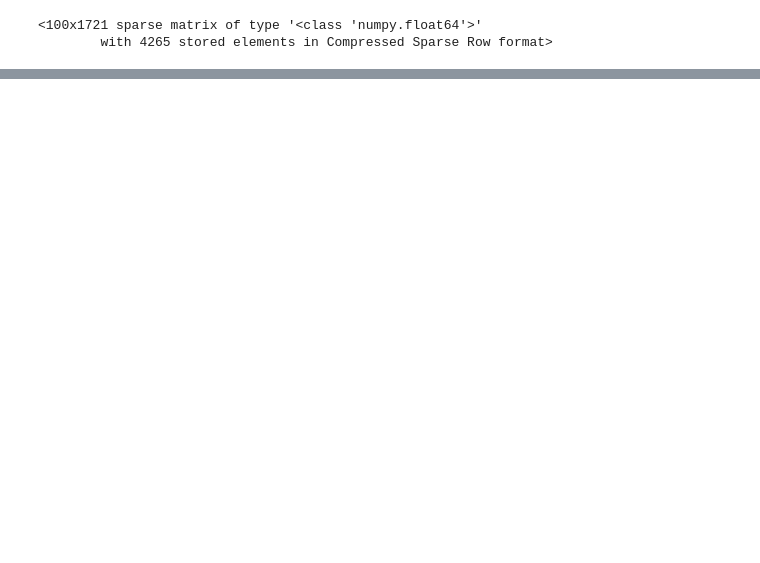
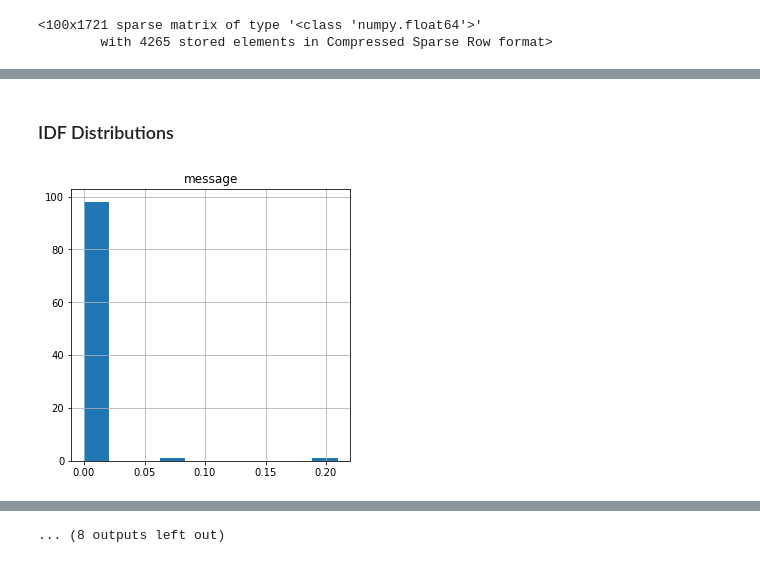
Before and after one commit to NLP-Dream-Team/nlp-project, a Jupyter notebook: wheeler_notebook.ipynb, the cells around one changed output, grey strips where cells are left out. Cells and saved outputs as stored; diff of their text form; code cells hidden in the pictures; blank space fills up the shorter version.

```diff
--- a/wheeler_notebook.ipynb
+++ b/wheeler_notebook.ipynb
@@ -526,3 +534,4 @@ tfidf_df = pd.DataFrame(tfidfs.todense(), columns=tfidf.get_feature_names())
 # %%
-pd.merge(train,tfidf_df,how='left',right_index=True, left_index=True)
+train = pd.merge(train,tfidf_df,how='left',right_index=True, left_index=True).fillna(0.0).rename(columns={'language_x':'coding_language', 'clean_x':'cleaned_readme'})
+train.head()
 # %% [output]
@@ -541,0 +634,12 @@ pd.merge(train,tfidf_df,how='left',right_index=True, left_index=True)
+# %% [markdown]
+### IDF Distributions
+# %%
+dist_loop = word_counts.sort_values('all', ascending = False).head(20).index.to_list()
+# %%
+# tfidf top word distributions
+for word in dist_loop:
+    plt.figure(figsize=(5,5))
+    train[word].hist()
+    plt.title(word)
+# %% [output]
+[figure, added]
@@ -541,0 +657 @@ pd.merge(train,tfidf_df,how='left',right_index=True, left_index=True)
+... (8 outputs left out)
```
Also changed, not shown: parts of 24 cells of this notebook.
